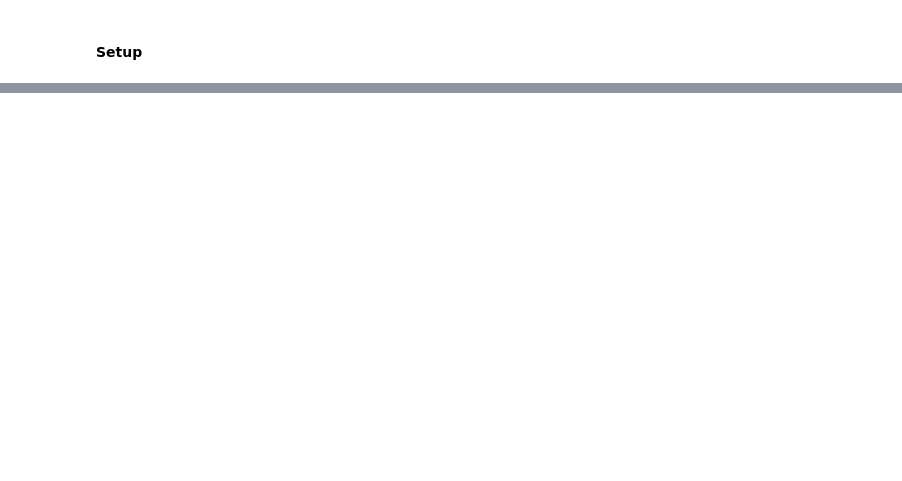
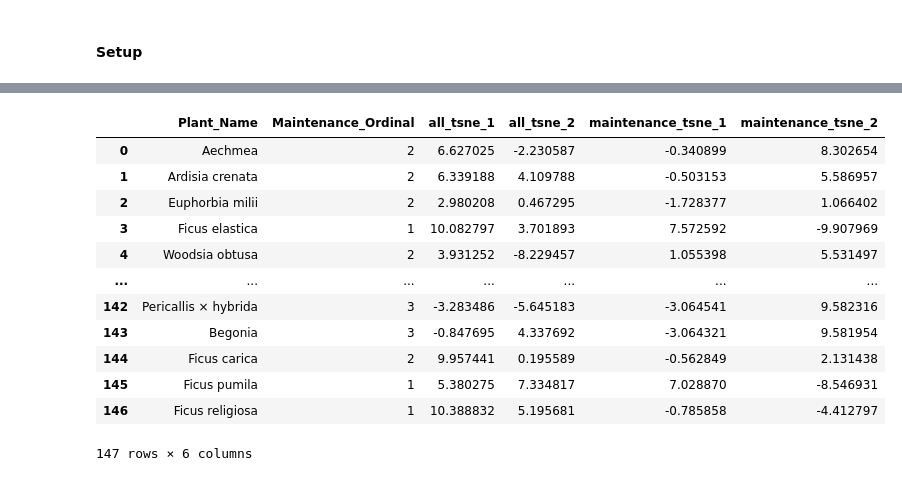
Before and after one commit to RMCrean/House_Plant_Recommender, a Jupyter notebook: Step3_Dimensionality_Reduction.ipynb, the cells around one changed output, grey strips where cells are left out. Drawn from its saved outputs; the diff is of its cells as text; code cells hidden in the pictures; blank space fills up the shorter version.

```diff
--- a/Step3_Dimensionality_Reduction.ipynb
+++ b/Step3_Dimensionality_Reduction.ipynb
@@ -36,0 +89,34 @@ t-sne?
+# %%
+all_tsne = run_tsne(
+    df=df_features,
+    columns_desired=list(df_features.columns[1:])
+)
+
+maintenance_tsne = run_tsne(
+    df=df_features,
+    columns_desired=["Sunlight_Ordinal", "Watering_Ordinal", "Maintenance_Ordinal", "Min_Temp_Degrees_C"]
+)
+# %%
+plotting_df = pd.DataFrame(
+    {"Plant_Name": df_features["Plant_Name"],
+    "Maintenance_Ordinal": df_features["Maintenance_Ordinal"],
+    "all_tsne_1": all_tsne[:,0],
+    "all_tsne_2": all_tsne[:,1],
+    "maintenance_tsne_1": maintenance_tsne[:,0],
+    "maintenance_tsne_2": maintenance_tsne[:,1],
+    })
+plotting_df
+# %% [output]
+|  | Plant_Name | Maintenance_Ordinal | all_tsne_1 | all_tsne_2 | maintenance_tsne_1 | maintenance_tsne_2 |
+| 0 | Aechmea | 2 | 6.627025 | -2.230587 | -0.340899 | 8.302654 |
+| 1 | Ardisia crenata | 2 | 6.339188 | 4.109788 | -0.503153 | 5.586957 |
+| 2 | Euphorbia milii | 2 | 2.980208 | 0.467295 | -1.728377 | 1.066402 |
+| 3 | Ficus elastica | 1 | 10.082797 | 3.701893 | 7.572592 | -9.907969 |
+| 4 | Woodsia obtusa | 2 | 3.931252 | -8.229457 | 1.055398 | 5.531497 |
+| ... | ... | ... | ... | ... | ... | ... |
+| 142 | Pericallis × hybrida | 3 | -3.283486 | -5.645183 | -3.064541 | 9.582316 |
+| 143 | Begonia | 3 | -0.847695 | 4.337692 | -3.064321 | 9.581954 |
+| 144 | Ficus carica | 2 | 9.957441 | 0.195589 | -0.562849 | 2.131438 |
+| 145 | Ficus pumila | 1 | 5.380275 | 7.334817 | 7.028870 | -8.546931 |
+| 146 | Ficus religiosa | 1 | 10.388832 | 5.195681 | -0.785858 | -4.412797 |
+147 rows × 6 columns
```
Also changed, not shown: parts of 17 cells of this notebook.
